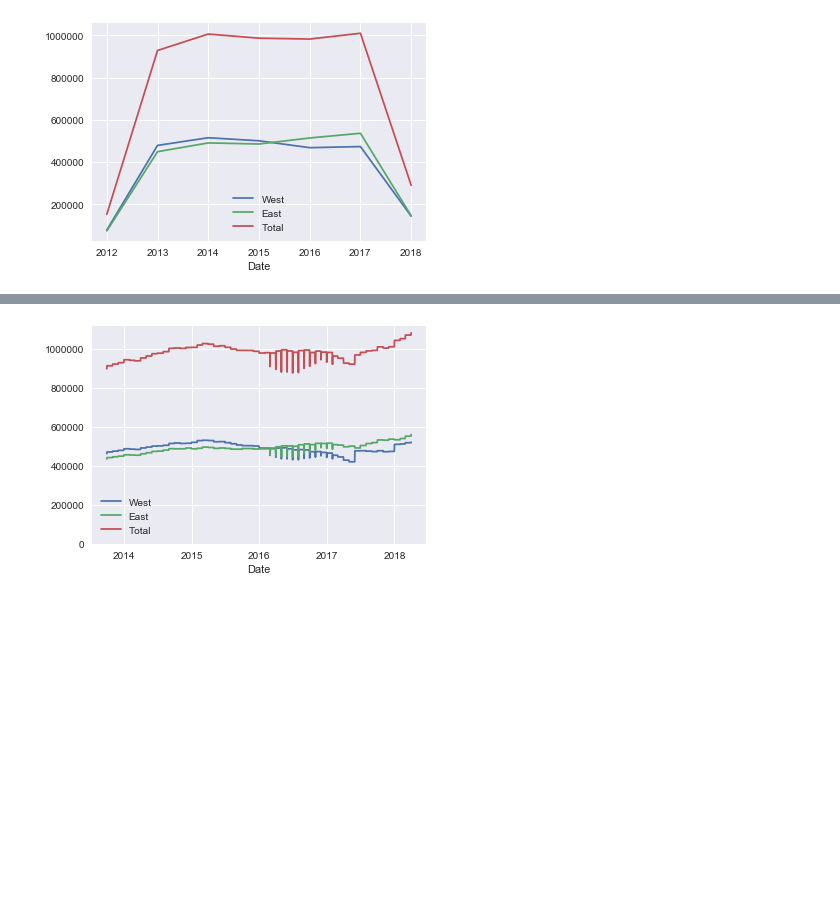
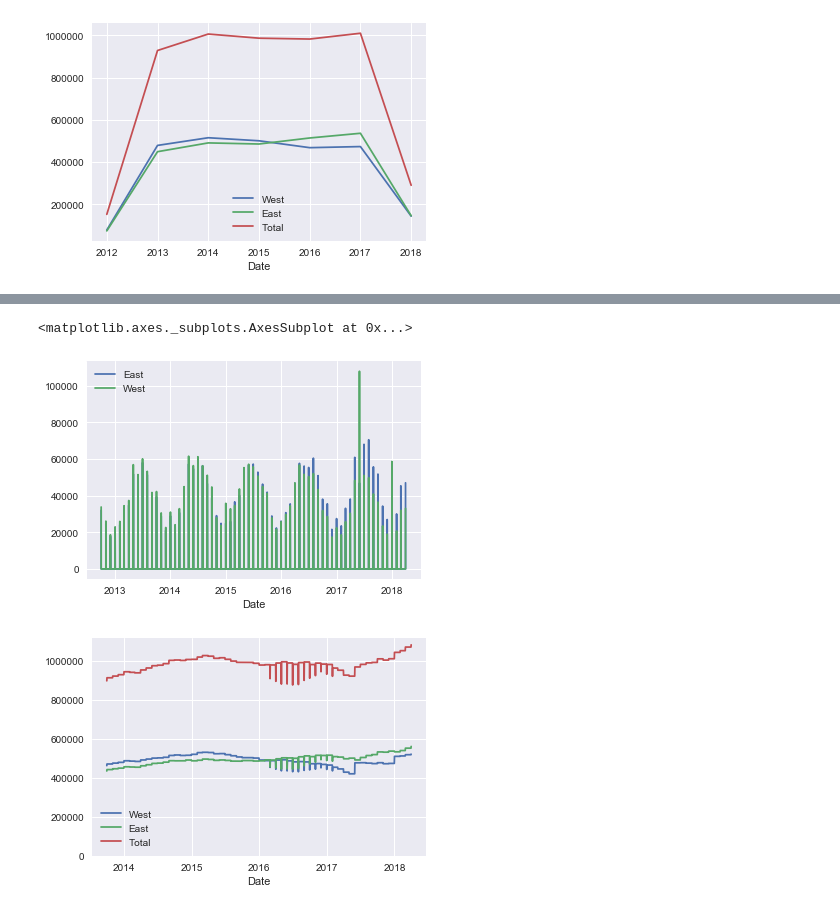
Before and after one commit to MrRutledge/Seattle_Bridge_Data_work_flow, a Jupyter notebook: DataWorkFlow.ipynb, the cells around one changed output, grey strips where cells are left out. Drawn from its saved outputs; the diff is of its cells as text; code cells hidden in the pictures; blank space fills up the shorter version.

```diff
--- a/DataWorkFlow.ipynb
+++ b/DataWorkFlow.ipynb
@@ -50,2 +76,9 @@ data.resample('D').sum().plot()
+# %%
+plt.subplots()
+data['East'].resample('H').sum().plot(legend=True)
+data['West'].resample('H').sum().plot(legend = True)
+# %% [output]
+<matplotlib.axes._subplots.AxesSubplot at 0x...>
+[figure, added]
 # %%
 data['Total'] = data['West'] + data['East']
```
Also changed, not shown: parts of 12 cells of this notebook, 5 other files.
